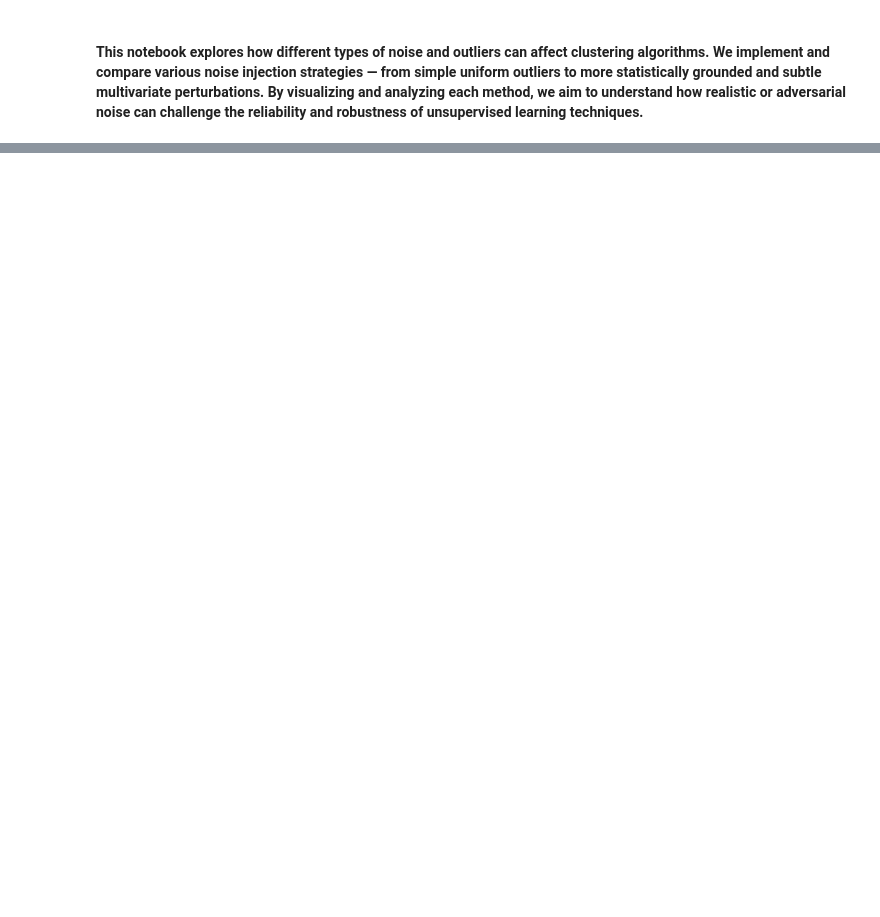
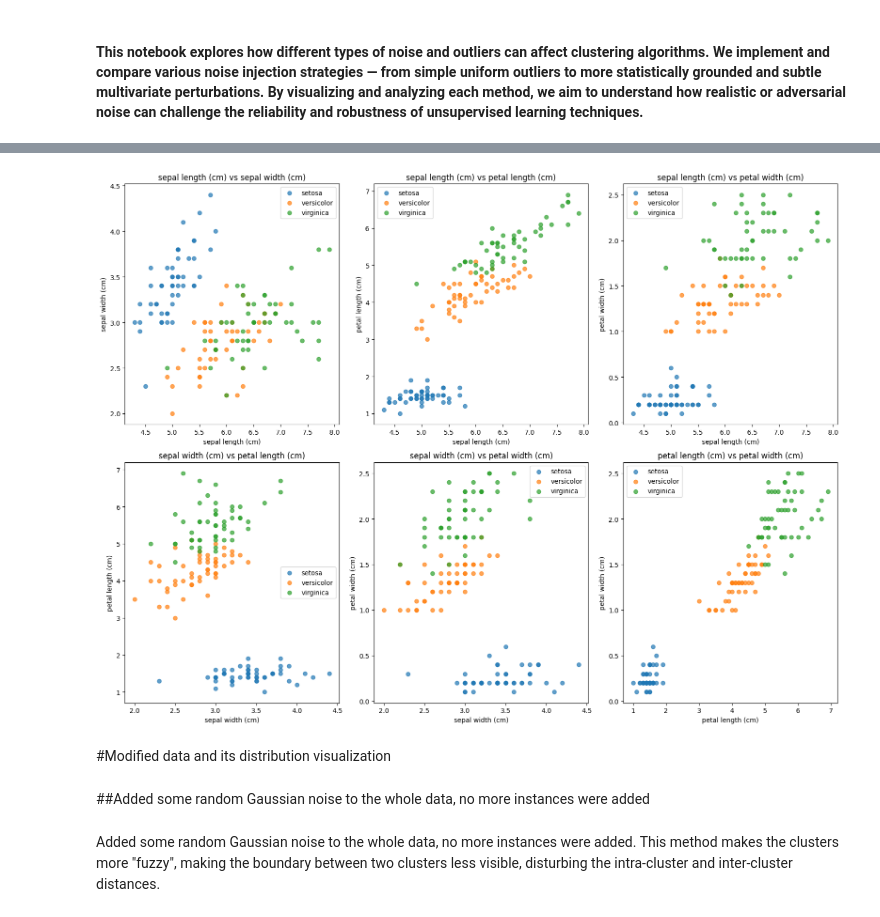
Before and after one commit to Poison-Cluster/poison-cluster, a Jupyter notebook: randomized_injection/randomized_injection_attack.ipynb, the cells around one changed output, grey strips where cells are left out. Cells and saved outputs as stored; diff of their text form; code cells hidden in the pictures; blank space fills up the shorter version.

```diff
--- a/randomized_injection/randomized_injection_attack.ipynb
+++ b/randomized_injection/randomized_injection_attack.ipynb
@@ -17,17 +2,0 @@ df_iris['species'] = df_iris['species'].astype('category')
-# %%
-def plot_feature_pairs(df, label_column='species', figsize=(16, 12)):
-    features = df.select_dtypes(include='number').columns.tolist()
-    feature_pairs = list(itertools.combinations(features, 2))
-
-    plt.figure(figsize=figsize)
-    for i, (x_feat, y_feat) in enumerate(feature_pairs, 1):
-        plt.subplot(2, 3, i)
-        for label in df[label_column].unique():
-            subset = df[df[label_column] == label]
-            plt.scatter(subset[x_feat], subset[y_feat], label=label, alpha=0.7)
-        plt.xlabel(x_feat)
-        plt.ylabel(y_feat)
-        plt.title(f'{x_feat} vs {y_feat}')
-        plt.legend()
-    plt.tight_layout()
-    plt.show()
@@ -119,0 +52,17 @@ plot_feature_pairs(df_label_shuffled, label_column='species', figsize=(16, 12))
+# %%
+def plot_feature_pairs(df, figsize=(16, 12)):
+    features = df['data'].columns.tolist()
+    feature_pairs = list(itertools.combinations(features, 2))
+
+    plt.figure(figsize=figsize)
+    for i, (x_feat, y_feat) in enumerate(feature_pairs, 1):
+        plt.subplot(2, 3, i)
+        for label in df['target_names']:
+            subset = df['frame'][df['frame']['target'] == df['target_names'].tolist().index(label)]
+            plt.scatter(subset[x_feat], subset[y_feat], label=label, alpha=0.7)
+        plt.xlabel(x_feat)
+        plt.ylabel(y_feat)
+        plt.title(f'{x_feat} vs {y_feat}')
+        plt.legend()
+    plt.tight_layout()
+    plt.show()
@@ -119,0 +79,10 @@ plot_feature_pairs(df_label_shuffled, label_column='species', figsize=(16, 12))
+# %%
+plot_feature_pairs(df_iris, figsize=(16, 12))
+# %% [output]
+[figure, added]
+# %% [markdown]
+#Modified data and its distribution visualization
+# %% [markdown]
+##Added some random Gaussian noise to the whole data, no more instances were added
+# %% [markdown]
+Added some random Gaussian noise to the whole data, no more instances were added. This method makes the clusters more "fuzzy", making the boundary between two clusters less visible, disturbing the intra-cluster and inter-cluster distances.
```
Also changed, not shown: parts of 71 cells of this notebook.
